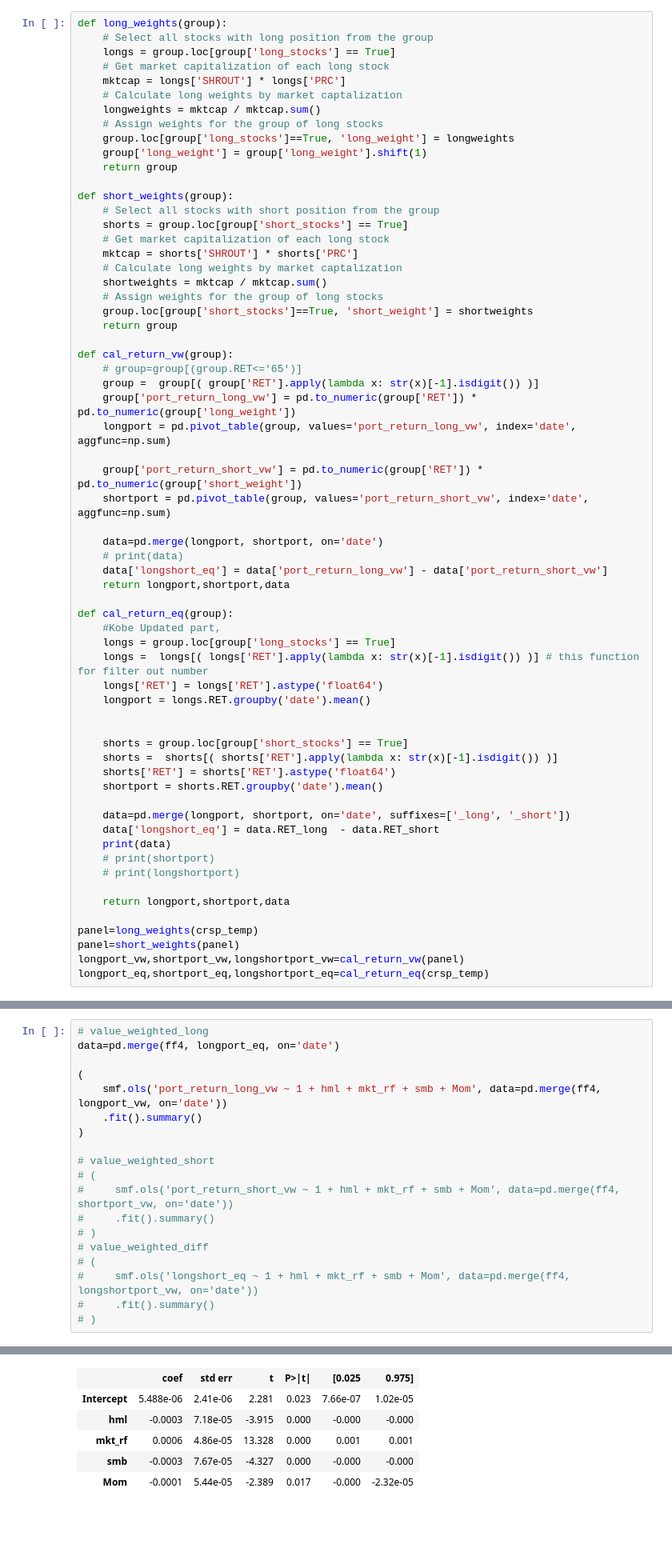
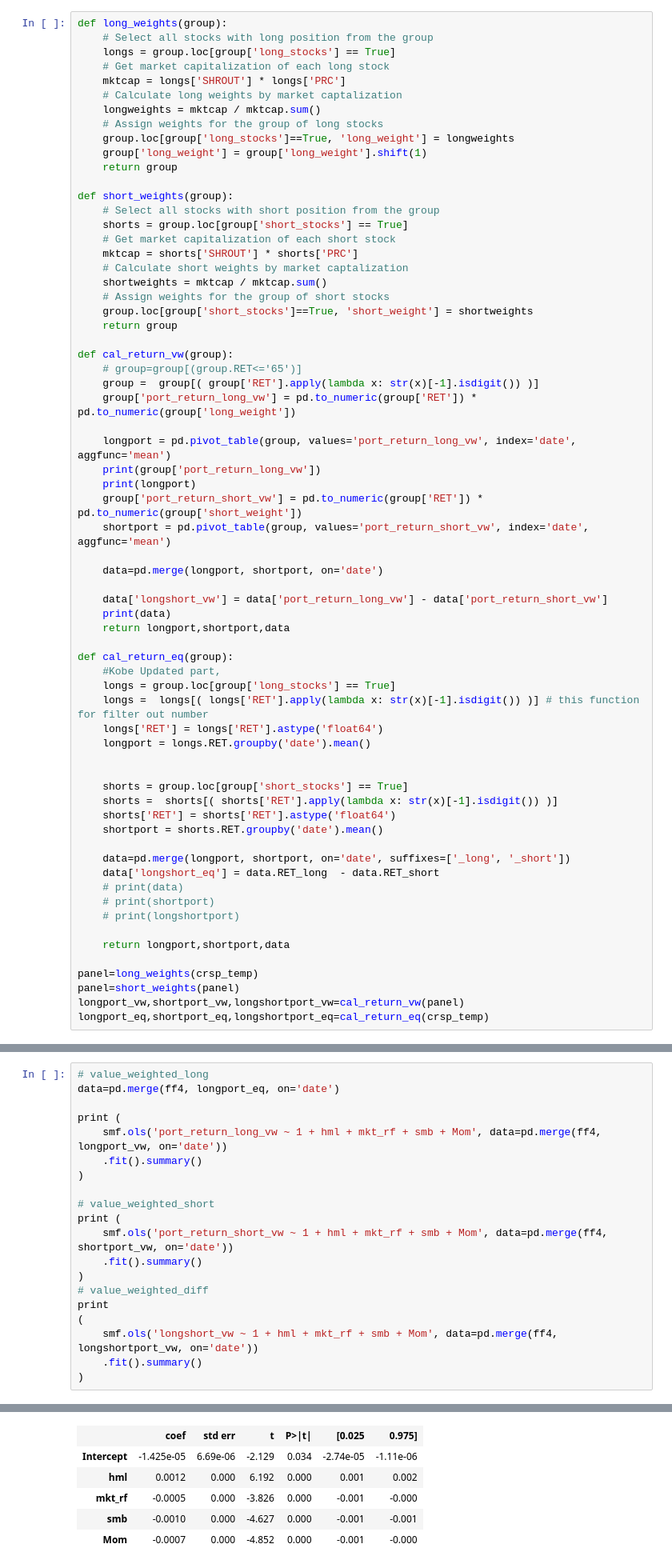
Before and after one commit to ptakchun/FINA4359-Project, a Jupyter notebook: table3.ipynb, the cells around one changed output, grey strips where cells are left out. Shown at 80% size. Cells and saved outputs as stored; diff of their text form; blank space fills up the shorter version.

Commit message:
table_3_temp_version

```diff
--- a/table3.ipynb
+++ b/table3.ipynb
@@ -201,11 +201,11 @@ def long_weights(group):
 def short_weights(group):
     # Select all stocks with short position from the group
     shorts = group.loc[group['short_stocks'] == True]
-    # Get market capitalization of each long stock
+    # Get market capitalization of each short stock
     mktcap = shorts['SHROUT'] * shorts['PRC']
-    # Calculate long weights by market captalization
+    # Calculate short weights by market captalization
     shortweights = mktcap / mktcap.sum()
-    # Assign weights for the group of long stocks
+    # Assign weights for the group of short stocks
     group.loc[group['short_stocks']==True, 'short_weight'] = shortweights
     return group
 
@@ -213,14 +213,17 @@ def cal_return_vw(group):
     # group=group[(group.RET<='65')]
     group =  group[( group['RET'].apply(lambda x: str(x)[-1].isdigit()) )]
     group['port_return_long_vw'] = pd.to_numeric(group['RET']) * pd.to_numeric(group['long_weight'])
-    longport = pd.pivot_table(group, values='port_return_long_vw', index='date', aggfunc=np.sum)
 
+    longport = pd.pivot_table(group, values='port_return_long_vw', index='date', aggfunc='mean')
+    print(group['port_return_long_vw'])
+    print(longport)
     group['port_return_short_vw'] = pd.to_numeric(group['RET']) * pd.to_numeric(group['short_weight'])
-    shortport = pd.pivot_table(group, values='port_return_short_vw', index='date', aggfunc=np.sum)
+    shortport = pd.pivot_table(group, values='port_return_short_vw', index='date', aggfunc='mean')
 
     data=pd.merge(longport, shortport, on='date')
-    # print(data)
-    data['longshort_eq'] = data['port_return_long_vw'] - data['port_return_short_vw']
+
+    data['longshort_vw'] = data['port_return_long_vw'] - data['port_return_short_vw']
+    print(data)
     return longport,shortport,data
 
 def cal_return_eq(group):
@@ -238,7 +241,7 @@ def cal_return_eq(group):
 
     data=pd.merge(longport, shortport, on='date', suffixes=['_long', '_short'])
     data['longshort_eq'] = data.RET_long  - data.RET_short
-    print(data)
+    # print(data)
     # print(shortport)
     # print(longshortport)
 
@@ -330,19 +356,20 @@ Notes:
 # value_weighted_long
 data=pd.merge(ff4, longport_eq, on='date')
 
-(
+print (
     smf.ols('port_return_long_vw ~ 1 + hml + mkt_rf + smb + Mom', data=pd.merge(ff4, longport_vw, on='date'))
     .fit().summary()
 )
 
 # value_weighted_short
-# (
-#     smf.ols('port_return_short_vw ~ 1 + hml + mkt_rf + smb + Mom', data=pd.merge(ff4, shortport_vw, on='date'))
-#     .fit().summary()
-# )
+print (
+    smf.ols('port_return_short_vw ~ 1 + hml + mkt_rf + smb + Mom', data=pd.merge(ff4, shortport_vw, on='date'))
+    .fit().summary()
+)
 # value_weighted_diff
-# (
-#     smf.ols('longshort_eq ~ 1 + hml + mkt_rf + smb + Mom', data=pd.merge(ff4, longshortport_vw, on='date'))
-#     .fit().summary()
-# )
+print
+(
+    smf.ols('longshort_vw ~ 1 + hml + mkt_rf + smb + Mom', data=pd.merge(ff4, longshortport_vw, on='date'))
+    .fit().summary()
+)
 # %% [output]
@@ -357,8 +401,8 @@ OLS Regression Results
 | Df Model: | 4 |  |  |
 | Covariance Type: | nonrobust |  |  |
 |  | coef | std err | t | P>|t| | [0.025 | 0.975] |
-| Intercept | 5.488e-06 | 2.41e-06 | 2.281 | 0.023 | 7.66e-07 | 1.02e-05 |
-| hml | -0.0003 | 7.18e-05 | -3.915 | 0.000 | -0.000 | -0.000 |
-| mkt_rf | 0.0006 | 4.86e-05 | 13.328 | 0.000 | 0.001 | 0.001 |
-| smb | -0.0003 | 7.67e-05 | -4.327 | 0.000 | -0.000 | -0.000 |
-| Mom | -0.0001 | 5.44e-05 | -2.389 | 0.017 | -0.000 | -2.32e-05 |
+| Intercept | -1.425e-05 | 6.69e-06 | -2.129 | 0.034 | -2.74e-05 | -1.11e-06 |
+| hml | 0.0012 | 0.000 | 6.192 | 0.000 | 0.001 | 0.002 |
+| mkt_rf | -0.0005 | 0.000 | -3.826 | 0.000 | -0.001 | -0.000 |
+| smb | -0.0010 | 0.000 | -4.627 | 0.000 | -0.001 | -0.001 |
+| Mom | -0.0007 | 0.000 | -4.852 | 0.000 | -0.001 | -0.000 |
```
Also changed, not shown: parts of 16 cells of this notebook, 3 other files.
